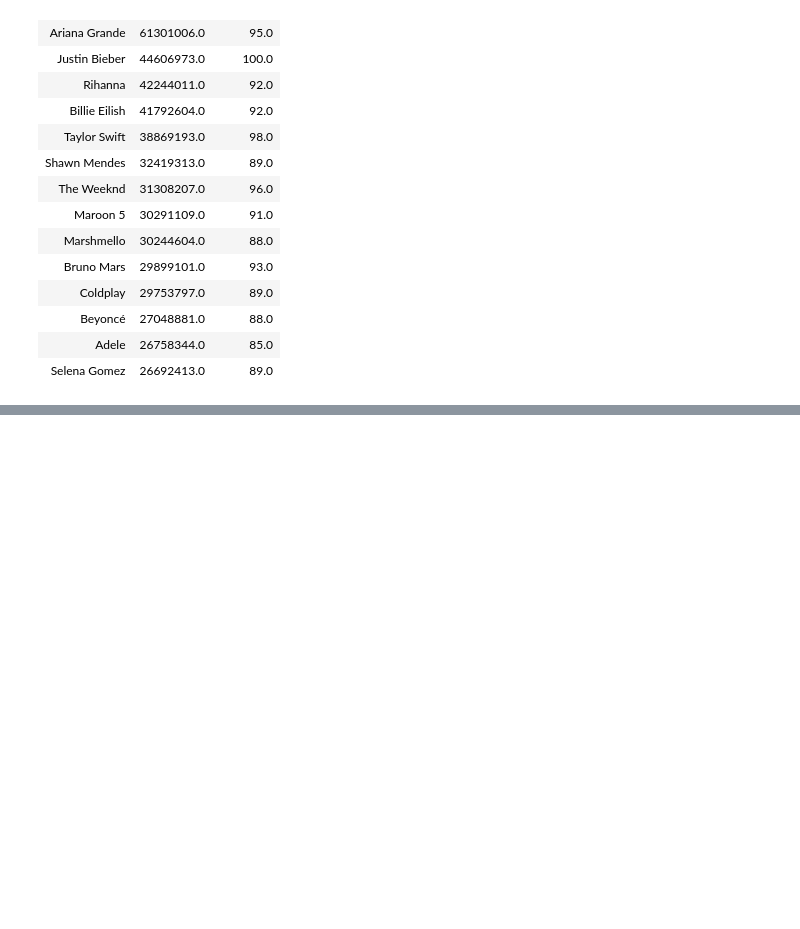
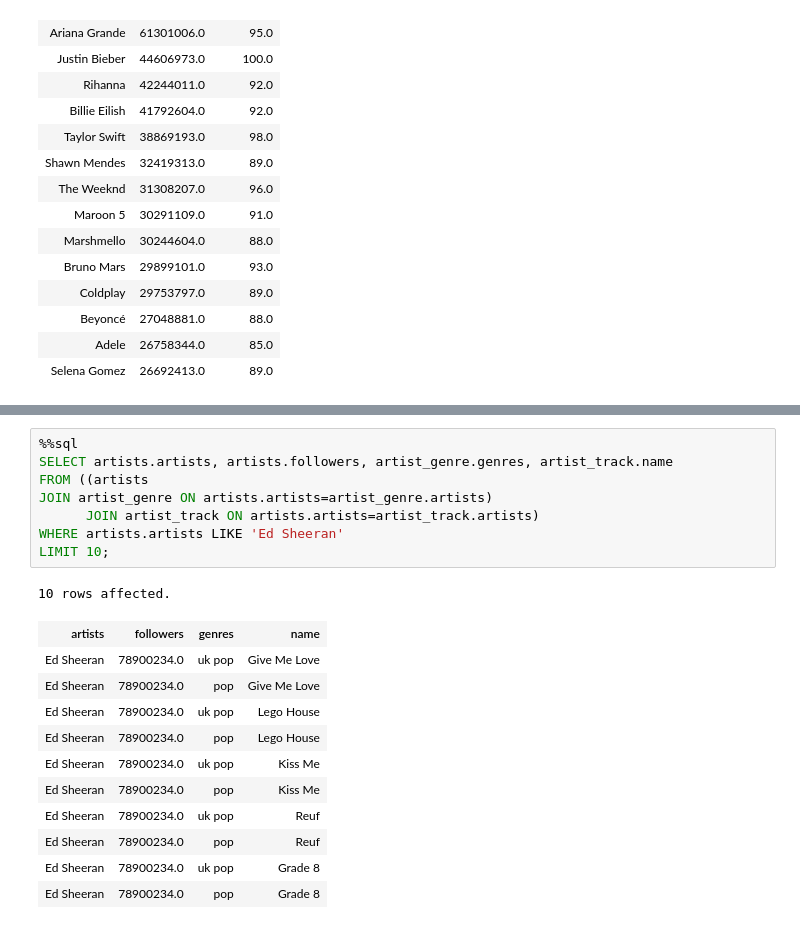
Before and after one commit to KevinKronk/sql-walkthrough-spotify, a Jupyter notebook: sql-walkthrough-spotify.ipynb, the cells around one changed output, grey strips where cells are left out. Cells and saved outputs as stored; diff of their text form; blank space fills up the shorter version.

```diff
--- a/sql-walkthrough-spotify.ipynb
+++ b/sql-walkthrough-spotify.ipynb
@@ -471,0 +498,21 @@ LIMIT 15;
+# %%
+%%sql
+SELECT artists.artists, artists.followers, artist_genre.genres, artist_track.name
+FROM ((artists
+JOIN artist_genre ON artists.artists=artist_genre.artists)
+      JOIN artist_track ON artists.artists=artist_track.artists)
+WHERE artists.artists LIKE 'Ed Sheeran'
+LIMIT 10;
+# %% [output]
+10 rows affected.
+| artists | followers | genres | name |
+| Ed Sheeran | 78900234.0 | uk pop | Give Me Love |
+| Ed Sheeran | 78900234.0 | pop | Give Me Love |
+| Ed Sheeran | 78900234.0 | uk pop | Lego House |
+| Ed Sheeran | 78900234.0 | pop | Lego House |
+| Ed Sheeran | 78900234.0 | uk pop | Kiss Me |
+| Ed Sheeran | 78900234.0 | pop | Kiss Me |
+| Ed Sheeran | 78900234.0 | uk pop | Reuf |
+| Ed Sheeran | 78900234.0 | pop | Reuf |
+| Ed Sheeran | 78900234.0 | uk pop | Grade 8 |
+| Ed Sheeran | 78900234.0 | pop | Grade 8 |
```
Also changed, not shown: parts of 5 cells of this notebook.
